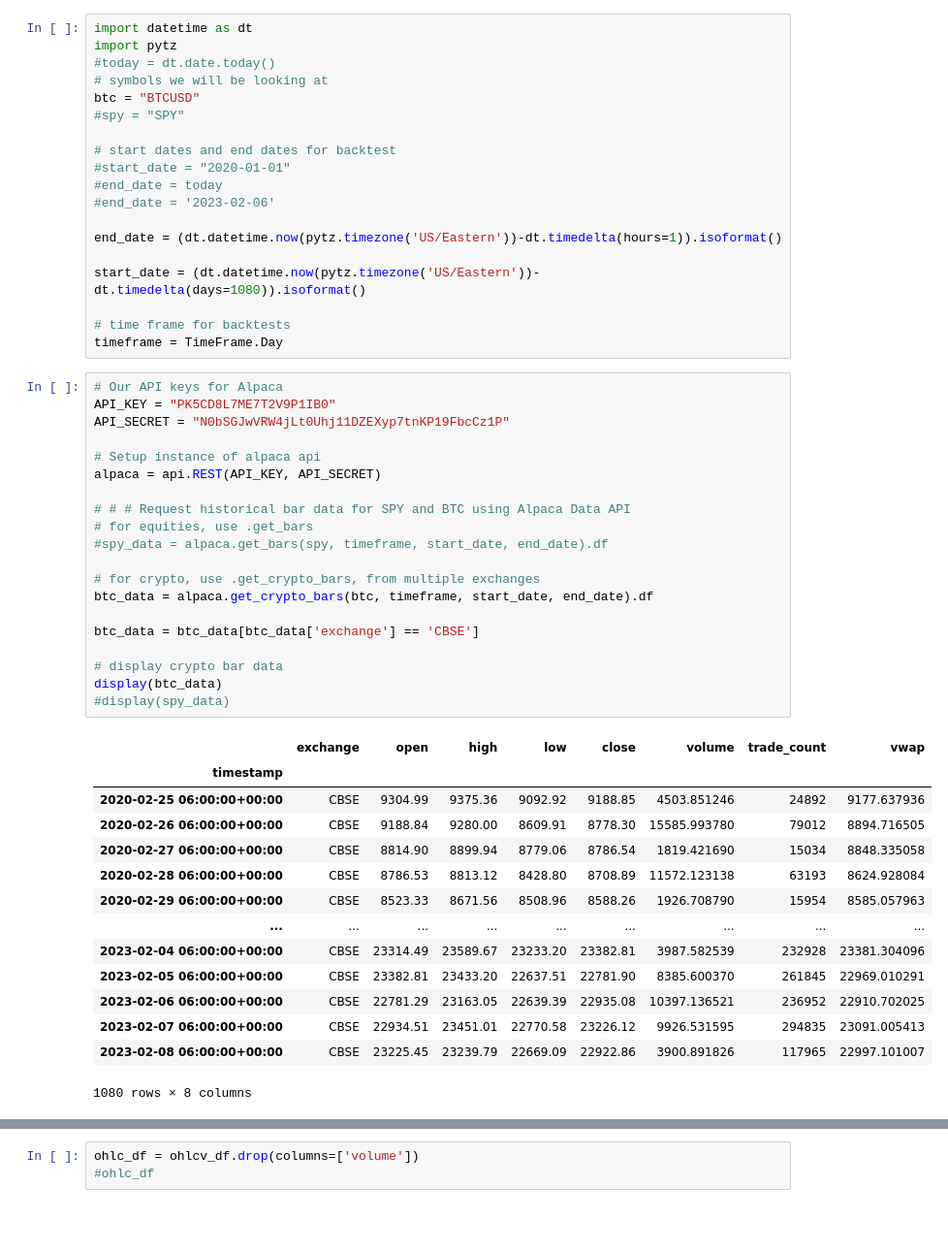
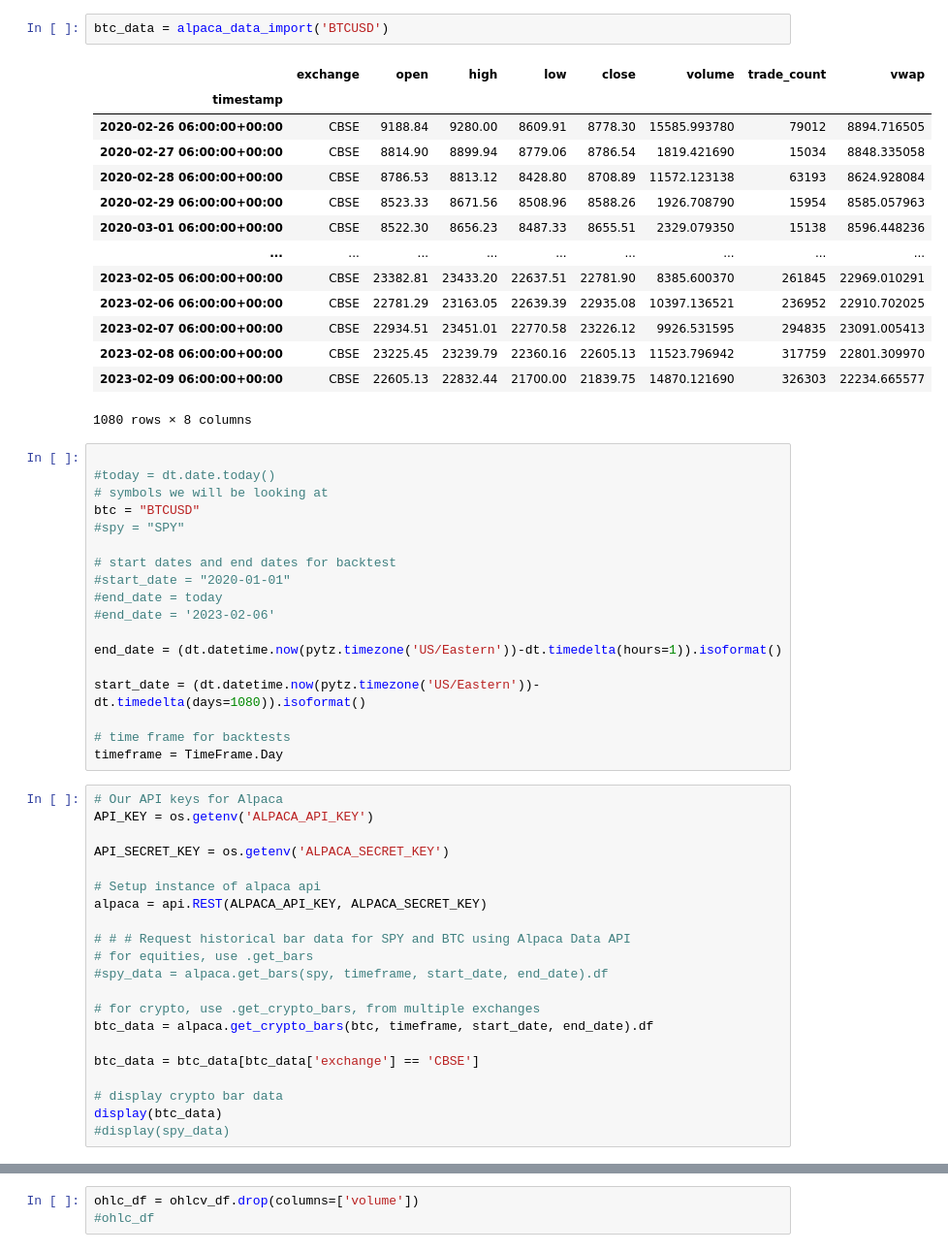
Before and after one commit to marcleipold/Project-2---Algo-Trading-ML-Bot, a Jupyter notebook: jerami/jerami.ipynb, the cells around one changed output, grey strips where cells are left out. Shown at 97% size. Saved outputs shown, nothing was run; the diff lists cells and outputs as text; blank space fills up the shorter version.

```diff
--- a/jerami/jerami.ipynb
+++ b/jerami/jerami.ipynb
@@ -37,6 +103,22 @@ pd.options.plotting.backend = "plotly"
+# %%
+btc_data = alpaca_data_import('BTCUSD')
+# %% [output]
+|  | exchange | open | high | low | close | volume | trade_count | vwap |
+| timestamp |  |  |  |  |  |  |  |  |
+| 2020-02-26 06:00:00+00:00 | CBSE | 9188.84 | 9280.00 | 8609.91 | 8778.30 | 15585.993780 | 79012 | 8894.716505 |
+| 2020-02-27 06:00:00+00:00 | CBSE | 8814.90 | 8899.94 | 8779.06 | 8786.54 | 1819.421690 | 15034 | 8848.335058 |
+| 2020-02-28 06:00:00+00:00 | CBSE | 8786.53 | 8813.12 | 8428.80 | 8708.89 | 11572.123138 | 63193 | 8624.928084 |
+| 2020-02-29 06:00:00+00:00 | CBSE | 8523.33 | 8671.56 | 8508.96 | 8588.26 | 1926.708790 | 15954 | 8585.057963 |
+| 2020-03-01 06:00:00+00:00 | CBSE | 8522.30 | 8656.23 | 8487.33 | 8655.51 | 2329.079350 | 15138 | 8596.448236 |
+| ... | ... | ... | ... | ... | ... | ... | ... | ... |
+| 2023-02-05 06:00:00+00:00 | CBSE | 23382.81 | 23433.20 | 22637.51 | 22781.90 | 8385.600370 | 261845 | 22969.010291 |
+| 2023-02-06 06:00:00+00:00 | CBSE | 22781.29 | 23163.05 | 22639.39 | 22935.08 | 10397.136521 | 236952 | 22910.702025 |
+| 2023-02-07 06:00:00+00:00 | CBSE | 22934.51 | 23451.01 | 22770.58 | 23226.12 | 9926.531595 | 294835 | 23091.005413 |
+| 2023-02-08 06:00:00+00:00 | CBSE | 23225.45 | 23239.79 | 22360.16 | 22605.13 | 11523.796942 | 317759 | 22801.309970 |
+| 2023-02-09 06:00:00+00:00 | CBSE | 22605.13 | 22832.44 | 21700.00 | 21839.75 | 14870.121690 | 326303 | 22234.665577 |
+1080 rows × 8 columns
 # %%
-import datetime as dt
-import pytz
+
 #today = dt.date.today()
 # symbols we will be looking at
 btc = "BTCUSD"
@@ -55,11 +137,12 @@ start_date = (dt.datetime.now(pytz.timezone('US/Eastern'))-dt.timedelta(days=108
 timeframe = TimeFrame.Day
 # %%
 # Our API keys for Alpaca
-API_KEY = "PK5CD8L7ME7T2V9P1IB0"
-API_SECRET = "N0bSGJwVRW4jLt0Uhj11DZEXyp7tnKP19FbcCz1P"
+API_KEY = os.getenv('ALPACA_API_KEY')
+
+API_SECRET_KEY = os.getenv('ALPACA_SECRET_KEY')
 
 # Setup instance of alpaca api
-alpaca = api.REST(API_KEY, API_SECRET)
+alpaca = api.REST(ALPACA_API_KEY, ALPACA_SECRET_KEY)
 
 # # # Request historical bar data for SPY and BTC using Alpaca Data API
 # for equities, use .get_bars
@@ -73,19 +156,4 @@ btc_data = btc_data[btc_data['exchange'] == 'CBSE']
 # display crypto bar data
 display(btc_data)
 #display(spy_data)
-# %% [output]
-|  | exchange | open | high | low | close | volume | trade_count | vwap |
-| timestamp |  |  |  |  |  |  |  |  |
-| 2020-02-25 06:00:00+00:00 | CBSE | 9304.99 | 9375.36 | 9092.92 | 9188.85 | 4503.851246 | 24892 | 9177.637936 |
-| 2020-02-26 06:00:00+00:00 | CBSE | 9188.84 | 9280.00 | 8609.91 | 8778.30 | 15585.993780 | 79012 | 8894.716505 |
-| 2020-02-27 06:00:00+00:00 | CBSE | 8814.90 | 8899.94 | 8779.06 | 8786.54 | 1819.421690 | 15034 | 8848.335058 |
-| 2020-02-28 06:00:00+00:00 | CBSE | 8786.53 | 8813.12 | 8428.80 | 8708.89 | 11572.123138 | 63193 | 8624.928084 |
-| 2020-02-29 06:00:00+00:00 | CBSE | 8523.33 | 8671.56 | 8508.96 | 8588.26 | 1926.708790 | 15954 | 8585.057963 |
-| ... | ... | ... | ... | ... | ... | ... | ... | ... |
-| 2023-02-04 06:00:00+00:00 | CBSE | 23314.49 | 23589.67 | 23233.20 | 23382.81 | 3987.582539 | 232928 | 23381.304096 |
-| 2023-02-05 06:00:00+00:00 | CBSE | 23382.81 | 23433.20 | 22637.51 | 22781.90 | 8385.600370 | 261845 | 22969.010291 |
-| 2023-02-06 06:00:00+00:00 | CBSE | 22781.29 | 23163.05 | 22639.39 | 22935.08 | 10397.136521 | 236952 | 22910.702025 |
-| 2023-02-07 06:00:00+00:00 | CBSE | 22934.51 | 23451.01 | 22770.58 | 23226.12 | 9926.531595 | 294835 | 23091.005413 |
-| 2023-02-08 06:00:00+00:00 | CBSE | 23225.45 | 23239.79 | 22669.09 | 22922.86 | 3900.891826 | 117965 | 22997.101007 |
-1080 rows × 8 columns
 # %%
```
Also changed, not shown: parts of 14 cells of this notebook, 1 other file.
